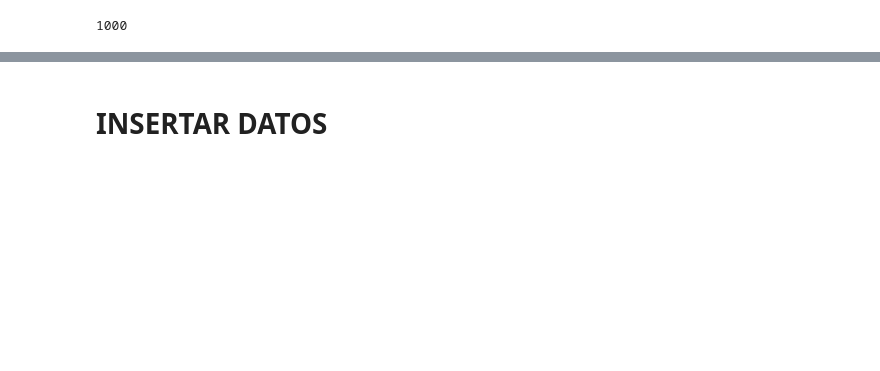
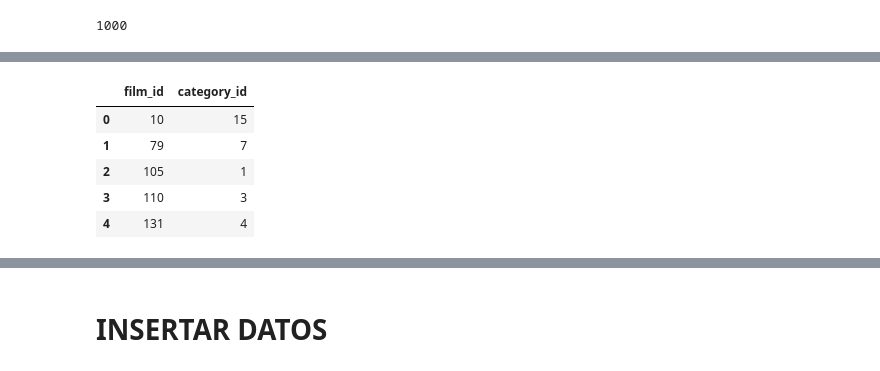
Before and after one commit to AaronNebreda/Building_mySQL_DataBase, a Jupyter notebook: src/clean.ipynb, the cells around one changed output, grey strips where cells are left out. Cells and saved outputs as stored; diff of their text form; code cells hidden in the pictures; blank space fills up the shorter version.

```diff
--- a/src/clean.ipynb
+++ b/src/clean.ipynb
@@ -498,0 +534,2 @@ old_HDD.head()
+# %%
+film_category = old_HDD[['film_id','category_id']].drop_duplicates()
@@ -498,0 +540,9 @@ old_HDD.head()
+# %%
+film_category.head()
+# %% [output]
+|  | film_id | category_id |
+| 0 | 10 | 15 |
+| 1 | 79 | 7 |
+| 2 | 105 | 1 |
+| 3 | 110 | 3 |
+| 4 | 131 | 4 |
```
Also changed, not shown: parts of 46 cells of this notebook, 8 other files.
